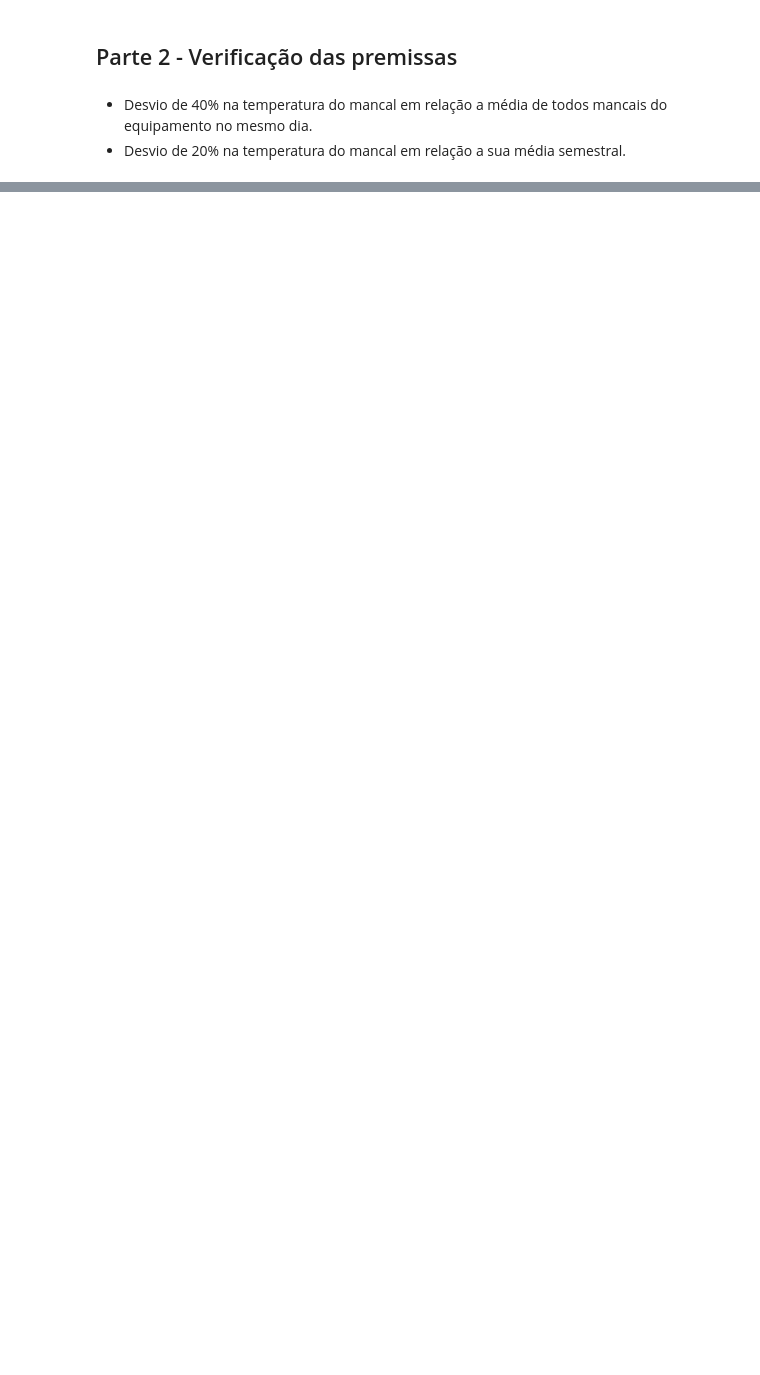
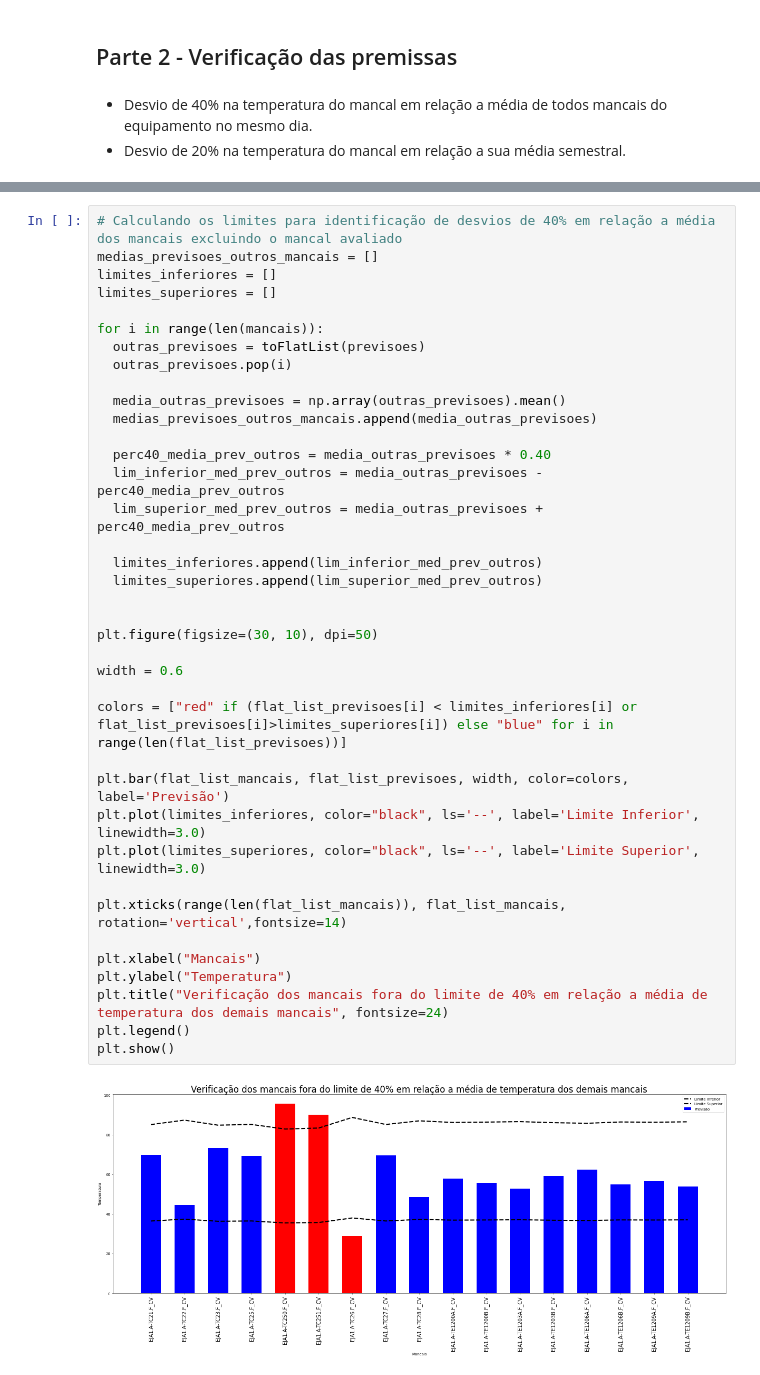
Before and after one commit to secretaria-ICA/Previsibilidade_das_Temperaturas_dos_Mancais, a Jupyter notebook: 4_PREVER_TEMP_MANCAL.ipynb, the cells around one changed output, grey strips where cells are left out. Saved outputs shown, nothing was run; the diff lists cells and outputs as text; blank space fills up the shorter version.

```diff
--- a/4_PREVER_TEMP_MANCAL.ipynb
+++ b/4_PREVER_TEMP_MANCAL.ipynb
@@ -108,0 +182,40 @@ plt.show()
+# %%
+# Calculando os limites para identificação de desvios de 40% em relação a média dos mancais excluindo o mancal avaliado
+medias_previsoes_outros_mancais = []
+limites_inferiores = []
+limites_superiores = []
+
+for i in range(len(mancais)):
+  outras_previsoes = toFlatList(previsoes)
+  outras_previsoes.pop(i)
+
+  media_outras_previsoes = np.array(outras_previsoes).mean()
+  medias_previsoes_outros_mancais.append(media_outras_previsoes)
+
+  perc40_media_prev_outros = media_outras_previsoes * 0.40
+  lim_inferior_med_prev_outros = media_outras_previsoes - perc40_media_prev_outros
+  lim_superior_med_prev_outros = media_outras_previsoes + perc40_media_prev_outros
+
+  limites_inferiores.append(lim_inferior_med_prev_outros)
+  limites_superiores.append(lim_superior_med_prev_outros)
+
+
+plt.figure(figsize=(30, 10), dpi=50)
+
+width = 0.6
+
+colors = ["red" if (flat_list_previsoes[i] < limites_inferiores[i] or flat_list_previsoes[i]>limites_superiores[i]) else "blue" for i in range(len(flat_list_previsoes))]
+
+plt.bar(flat_list_mancais, flat_list_previsoes, width, color=colors,  label='Previsão')
+plt.plot(limites_inferiores, color="black", ls='--', label='Limite Inferior', linewidth=3.0)
+plt.plot(limites_superiores, color="black", ls='--', label='Limite Superior', linewidth=3.0)
+
+plt.xticks(range(len(flat_list_mancais)), flat_list_mancais, rotation='vertical',fontsize=14)
+
+plt.xlabel("Mancais")
+plt.ylabel("Temperatura")
+plt.title("Verificação dos mancais fora do limite de 40% em relação a média de temperatura dos demais mancais", fontsize=24)
+plt.legend()
+plt.show()
+# %% [output]
+[figure, added]
```
Also changed, not shown: parts of 7 cells of this notebook.
